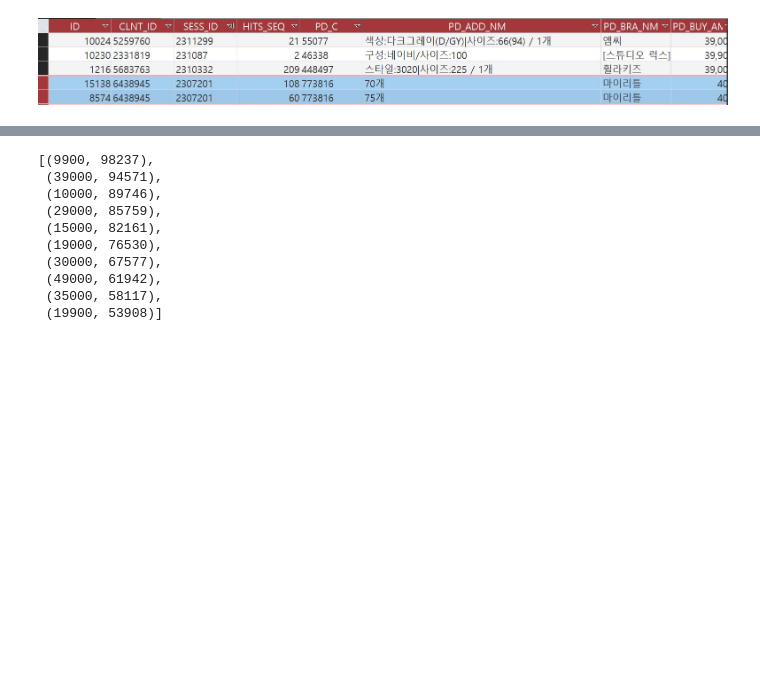
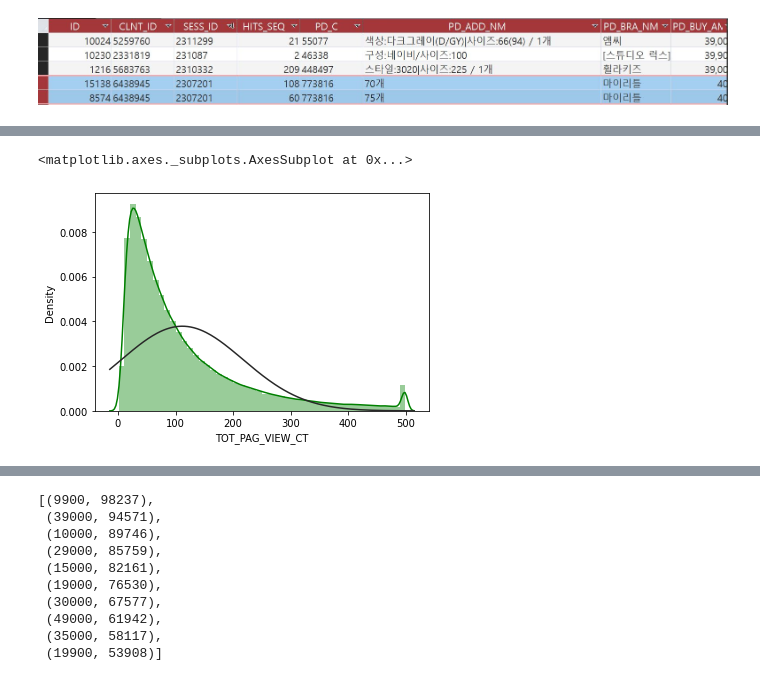
Before and after one commit to chldnjstjr/Lpoint, a Jupyter notebook: 1st_EDA.ipynb, the cells around one changed output, grey strips where cells are left out. Cells and saved outputs as stored; diff of their text form; code cells hidden in the pictures; blank space fills up the shorter version.

```diff
--- a/1st_EDA.ipynb
+++ b/1st_EDA.ipynb
@@ -89,0 +277,5 @@ prd.head()
+# %%
+sns.distplot(prdmas['TOT_PAG_VIEW_CT'], color="green", label="TOT_PAG_VIEW_CT", fit=norm)
+# %% [output]
+<matplotlib.axes._subplots.AxesSubplot at 0x...>
+[figure, added]
```
Also changed, not shown: parts of 31 cells of this notebook.
